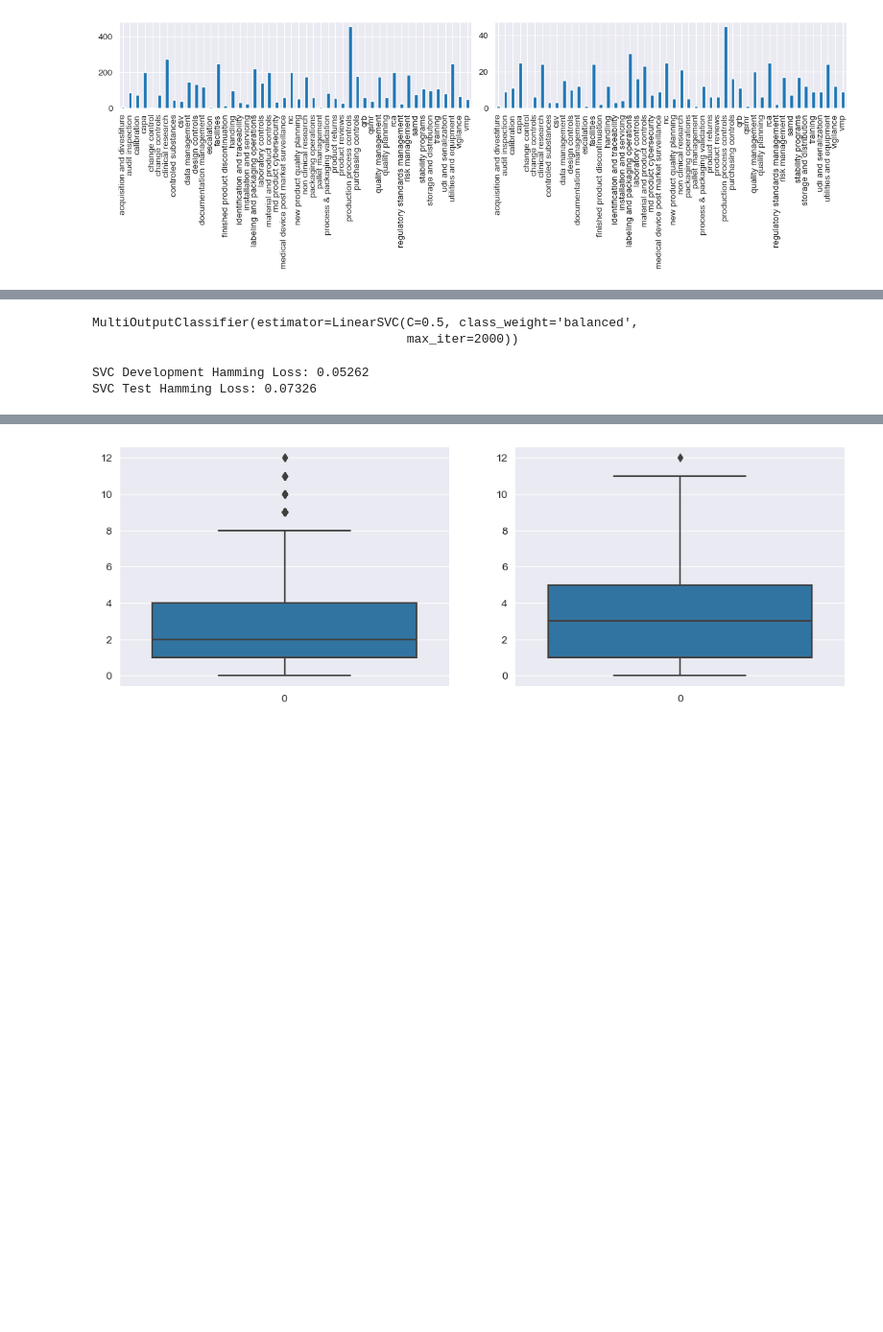
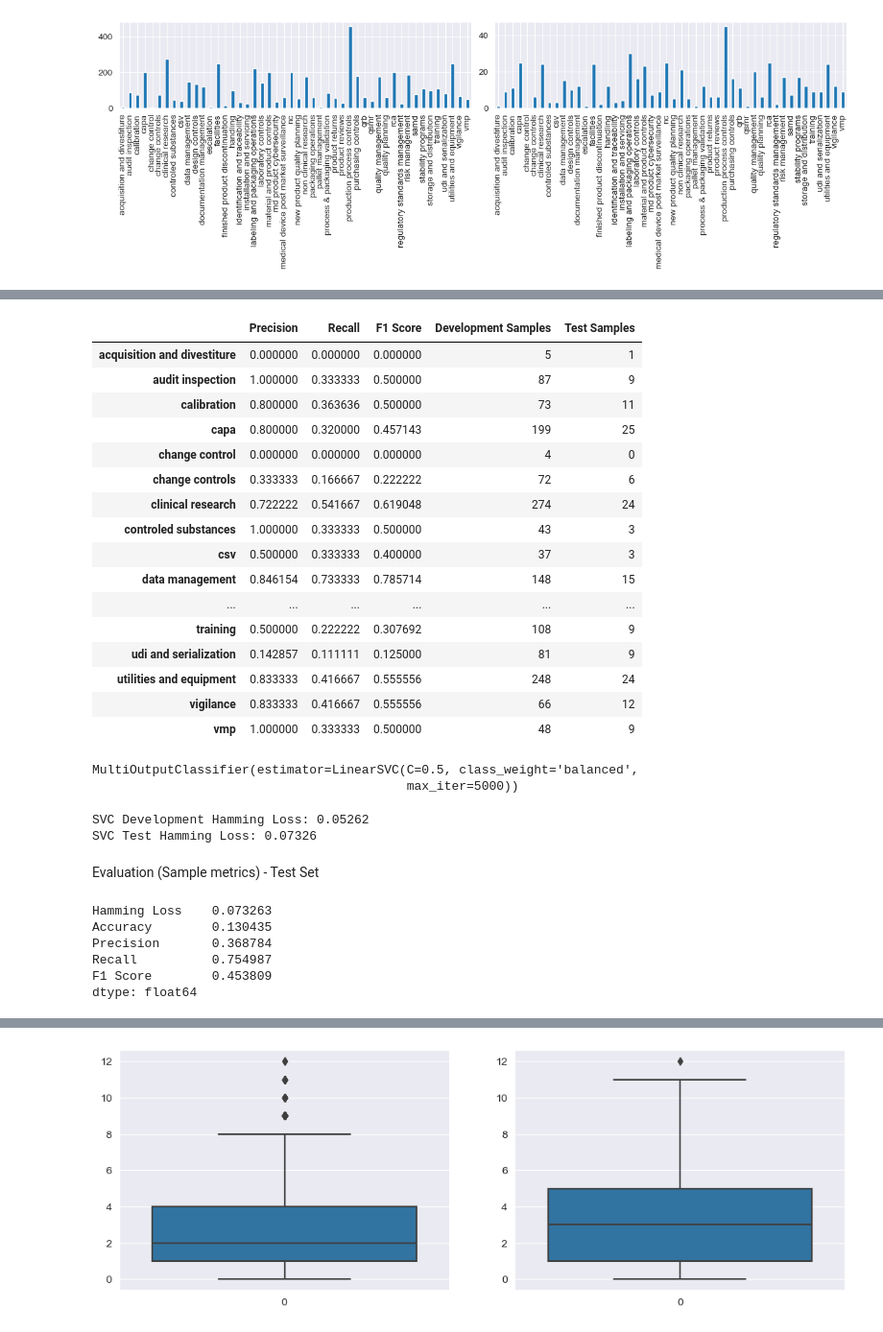
Before and after one commit to vishu-tyagi/JNJ-Capstone-Project, a Jupyter notebook: notebooks/baseline.ipynb, the cells around one changed output, grey strips where cells are left out. Shown at 96% size. Drawn from its saved outputs; the diff is of its cells as text; code cells hidden in the pictures; blank space fills up the shorter version.

```diff
--- a/notebooks/baseline.ipynb
+++ b/notebooks/baseline.ipynb
@@ -225,9 +282,34 @@ Random Forest Test Hamming Loss: 0.02382
+# %%
+eval.compute_label_wise_metrics(
+    y_true=Y_test.to_numpy(),
+    y_pred=rf_test_pred,
+    labels=features.mlb.classes_,
+    dev_samples=Y_dev.to_numpy().sum(axis=0).tolist()
+)
+# %% [output]
+|  | Precision | Recall | F1 Score | Development Samples | Test Samples |
+| acquisition and divestiture | 0.000000 | 0.000000 | 0.000000 | 5 | 1 |
+| audit inspection | 1.000000 | 0.333333 | 0.500000 | 87 | 9 |
+| calibration | 0.800000 | 0.363636 | 0.500000 | 73 | 11 |
+| capa | 0.800000 | 0.320000 | 0.457143 | 199 | 25 |
+| change control | 0.000000 | 0.000000 | 0.000000 | 4 | 0 |
+| change controls | 0.333333 | 0.166667 | 0.222222 | 72 | 6 |
+| clinical research | 0.722222 | 0.541667 | 0.619048 | 274 | 24 |
+| controled substances | 1.000000 | 0.333333 | 0.500000 | 43 | 3 |
+| csv | 0.500000 | 0.333333 | 0.400000 | 37 | 3 |
+| data management | 0.846154 | 0.733333 | 0.785714 | 148 | 15 |
+| ... | ... | ... | ... | ... | ... |
+| training | 0.500000 | 0.222222 | 0.307692 | 108 | 9 |
+| udi and serialization | 0.142857 | 0.111111 | 0.125000 | 81 | 9 |
+| utilities and equipment | 0.833333 | 0.416667 | 0.555556 | 248 | 24 |
+| vigilance | 0.833333 | 0.416667 | 0.555556 | 66 | 12 |
+| vmp | 1.000000 | 0.333333 | 0.500000 | 48 | 9 |
 # %%
-svc = MultiOutputClassifier(LinearSVC(class_weight="balanced", C=0.5, max_iter=2000))
+svc = MultiOutputClassifier(LinearSVC(class_weight="balanced", C=0.5, max_iter=5000))
 svc.fit(X_dev, Y_dev)
 # %% [output]
 MultiOutputClassifier(estimator=LinearSVC(C=0.5, class_weight='balanced',
-                                          max_iter=2000))
+                                          max_iter=5000))
 # %%
 svc_dev_pred = svc.predict(X_dev)
 svc_test_pred = svc.predict(X_test)
@@ -237,3 +319,14 @@ print(f"SVC Test Hamming Loss: {hamming_loss(Y_test, svc_test_pred):.5f}")
 # %% [output]
 SVC Development Hamming Loss: 0.05262
 SVC Test Hamming Loss: 0.07326
+# %% [markdown]
+Evaluation (Sample metrics) - Test Set
+# %%
+eval.compute_sample_wise_metrics(y_true=Y_test.to_numpy(), y_pred=svc_test_pred)
+# %% [output]
+Hamming Loss    0.073263
+Accuracy        0.130435
+Precision       0.368784
+Recall          0.754987
+F1 Score        0.453809
+dtype: float64
```
Also changed, not shown: parts of 17 cells of this notebook, 1 other file.
